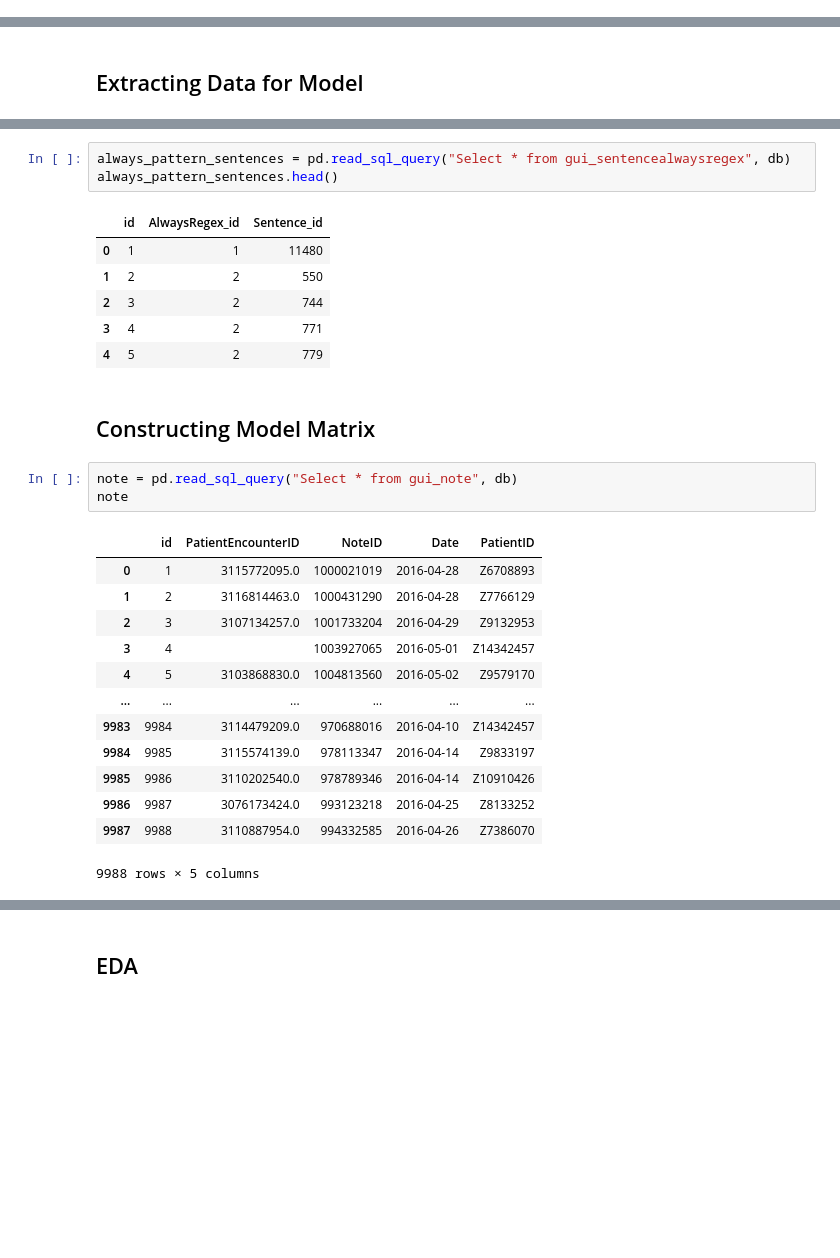
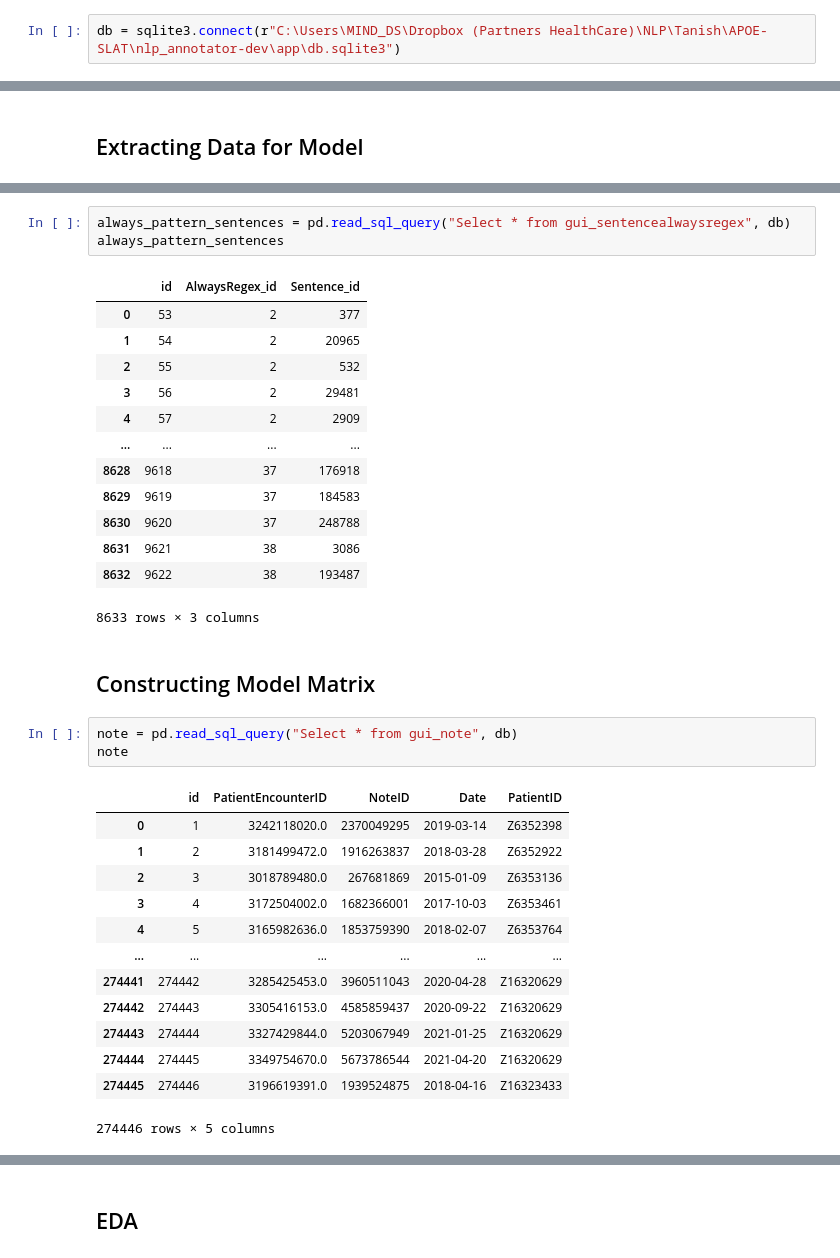
Before and after one commit to anaconda121/NeuraHealth, a Jupyter notebook: EDA/Extracting Data from DB.ipynb, the cells around one changed output, grey strips where cells are left out. Cells and saved outputs as stored; diff of their text form; blank space fills up the shorter version.

```diff
--- a/EDA/Extracting Data from DB.ipynb
+++ b/EDA/Extracting Data from DB.ipynb
@@ -11,3 +9,5 @@ db = sqlite3.connect("db.sqlite3")
+# %%
+db = sqlite3.connect(r"C:\Users\MIND_DS\Dropbox (Partners HealthCare)\NLP\Tanish\APOE-SLAT\nlp_annotator-dev\app\db.sqlite3")
 # %% [markdown]
 ## Tables of Use
 
@@ -86,13 +104,20 @@ sentences
 # %%
 always_pattern_sentences = pd.read_sql_query("Select * from gui_sentencealwaysregex", db)
-always_pattern_sentences.head()
+always_pattern_sentences
 # %% [output]
 |  | id | AlwaysRegex_id | Sentence_id |
-| 0 | 1 | 1 | 11480 |
-| 1 | 2 | 2 | 550 |
-| 2 | 3 | 2 | 744 |
-| 3 | 4 | 2 | 771 |
-| 4 | 5 | 2 | 779 |
+| 0 | 53 | 2 | 377 |
+| 1 | 54 | 2 | 20965 |
+| 2 | 55 | 2 | 532 |
+| 3 | 56 | 2 | 29481 |
+| 4 | 57 | 2 | 2909 |
+| ... | ... | ... | ... |
+| 8628 | 9618 | 37 | 176918 |
+| 8629 | 9619 | 37 | 184583 |
+| 8630 | 9620 | 37 | 248788 |
+| 8631 | 9621 | 38 | 3086 |
+| 8632 | 9622 | 38 | 193487 |
+8633 rows × 3 columns
 # %% [markdown]
 ## Constructing Model Matrix
 # %%
@@ -100,18 +125,18 @@ note = pd.read_sql_query("Select * from gui_note", db)
 note
 # %% [output]
 |  | id | PatientEncounterID | NoteID | Date | PatientID |
-| 0 | 1 | 3115772095.0 | 1000021019 | 2016-04-28 | Z6708893 |
-| 1 | 2 | 3116814463.0 | 1000431290 | 2016-04-28 | Z7766129 |
-| 2 | 3 | 3107134257.0 | 1001733204 | 2016-04-29 | Z9132953 |
-| 3 | 4 |  | 1003927065 | 2016-05-01 | Z14342457 |
-| 4 | 5 | 3103868830.0 | 1004813560 | 2016-05-02 | Z9579170 |
+| 0 | 1 | 3242118020.0 | 2370049295 | 2019-03-14 | Z6352398 |
+| 1 | 2 | 3181499472.0 | 1916263837 | 2018-03-28 | Z6352922 |
+| 2 | 3 | 3018789480.0 | 267681869 | 2015-01-09 | Z6353136 |
+| 3 | 4 | 3172504002.0 | 1682366001 | 2017-10-03 | Z6353461 |
+| 4 | 5 | 3165982636.0 | 1853759390 | 2018-02-07 | Z6353764 |
 | ... | ... | ... | ... | ... | ... |
-| 9983 | 9984 | 3114479209.0 | 970688016 | 2016-04-10 | Z14342457 |
-| 9984 | 9985 | 3115574139.0 | 978113347 | 2016-04-14 | Z9833197 |
-| 9985 | 9986 | 3110202540.0 | 978789346 | 2016-04-14 | Z10910426 |
-| 9986 | 9987 | 3076173424.0 | 993123218 | 2016-04-25 | Z8133252 |
-| 9987 | 9988 | 3110887954.0 | 994332585 | 2016-04-26 | Z7386070 |
+| 274441 | 274442 | 3285425453.0 | 3960511043 | 2020-04-28 | Z16320629 |
+| 274442 | 274443 | 3305416153.0 | 4585859437 | 2020-09-22 | Z16320629 |
+| 274443 | 274444 | 3327429844.0 | 5203067949 | 2021-01-25 | Z16320629 |
+| 274444 | 274445 | 3349754670.0 | 5673786544 | 2021-04-20 | Z16320629 |
+| 274445 | 274446 | 3196619391.0 | 1939524875 | 2018-04-16 | Z16323433 |
-9988 rows × 5 columns
+274446 rows × 5 columns
 # %%
 print(note.loc[note['id'] == 8481]['PatientID'])
 # %% [output]
```
Also changed, not shown: parts of 24 cells of this notebook.
